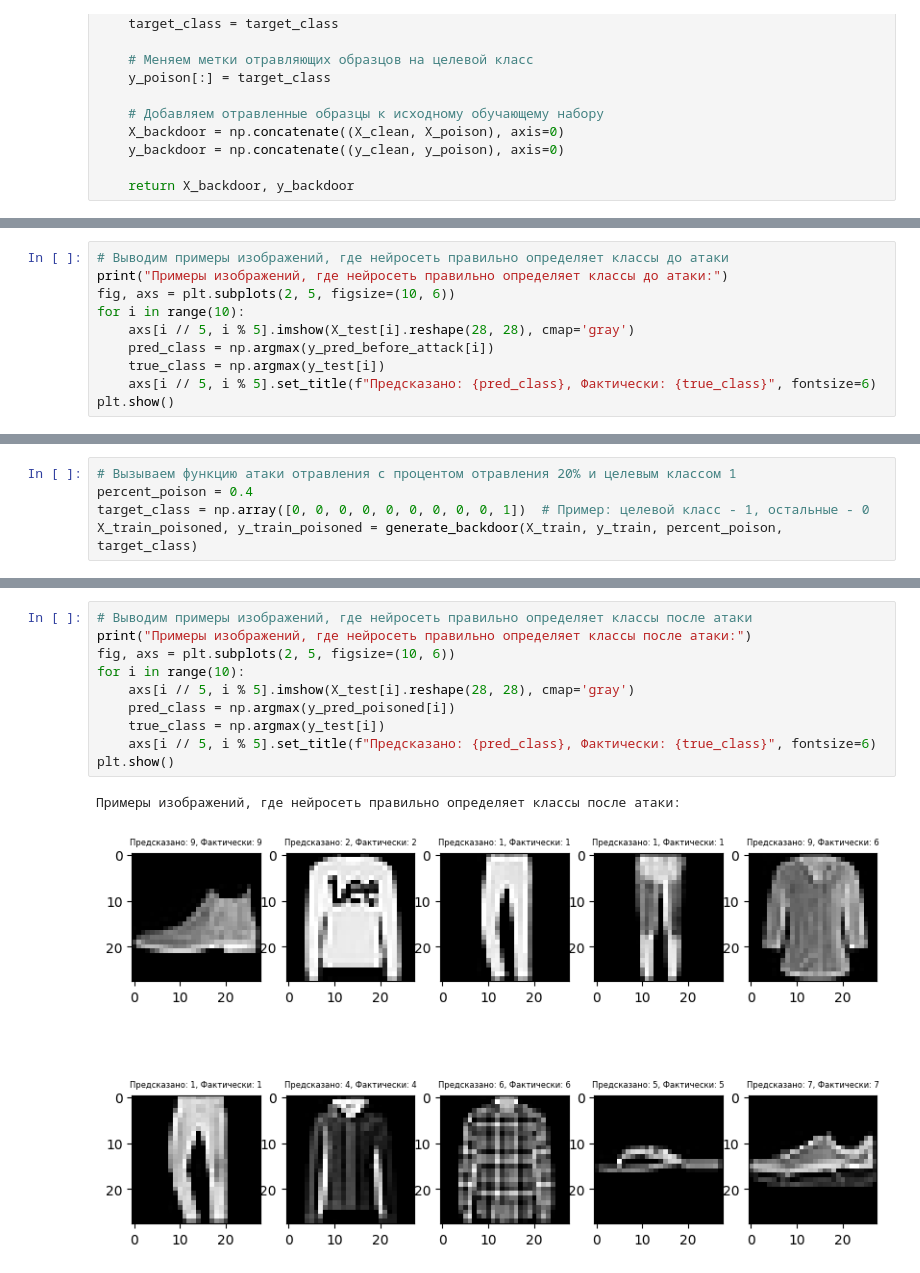
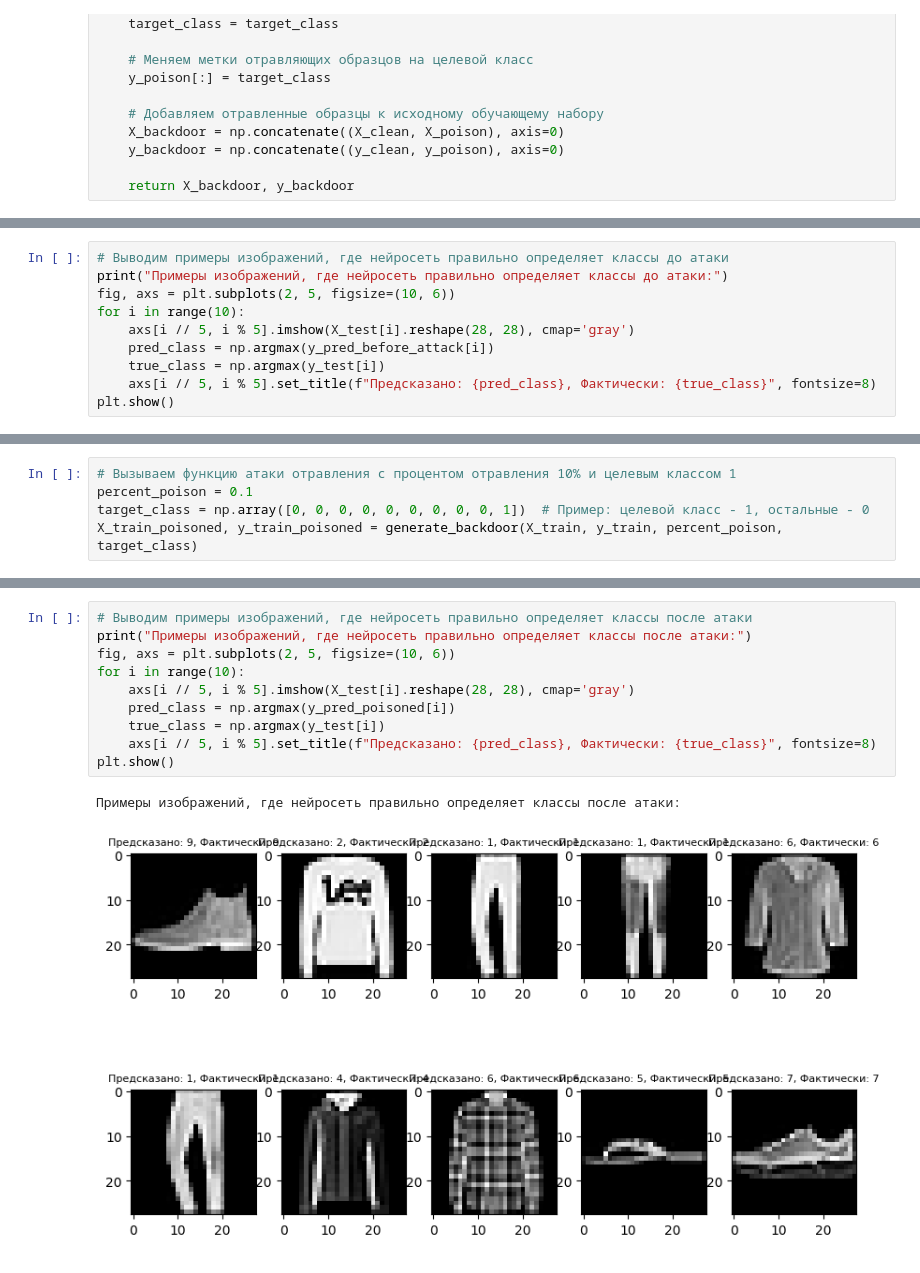
Before and after one commit to krissme28/-studying_ML, a Jupyter notebook: 2_задание.ipynb, the cells around one changed output, grey strips where cells are left out. Cells and saved outputs as stored; diff of their text form.

```diff
--- a/2_задание.ipynb
+++ b/2_задание.ipynb
@@ -93,7 +104,7 @@ for i in range(10):
     axs[i // 5, i % 5].imshow(X_test[i].reshape(28, 28), cmap='gray')
     pred_class = np.argmax(y_pred_before_attack[i])
     true_class = np.argmax(y_test[i])
-    axs[i // 5, i % 5].set_title(f"Предсказано: {pred_class}, Фактически: {true_class}", fontsize=6)
+    axs[i // 5, i % 5].set_title(f"Предсказано: {pred_class}, Фактически: {true_class}", fontsize=8)
 plt.show()
 # %% [output]
 Примеры изображений, где нейросеть правильно определяет классы до атаки:
@@ -101,6 +112,6 @@ plt.show()
 # %%
-# Вызываем функцию атаки отравления с процентом отравления 20% и целевым классом 1
-percent_poison = 0.4
+# Вызываем функцию атаки отравления с процентом отравления 10% и целевым классом 1
+percent_poison = 0.1
 target_class = np.array([0, 0, 0, 0, 0, 0, 0, 0, 0, 1])  # Пример: целевой класс - 1, остальные - 0
 X_train_poisoned, y_train_poisoned = generate_backdoor(X_train, y_train, percent_poison, target_class)
 # %%
@@ -145,16 +156,16 @@ print("Точность на тестовых данных с отравлени
 # %%
 # Выводим примеры изображений, где нейросеть правильно определяет классы после атаки
 print("Примеры изображений, где нейросеть правильно определяет классы после атаки:")
 fig, axs = plt.subplots(2, 5, figsize=(10, 6))
 for i in range(10):
     axs[i // 5, i % 5].imshow(X_test[i].reshape(28, 28), cmap='gray')
     pred_class = np.argmax(y_pred_poisoned[i])
     true_class = np.argmax(y_test[i])
-    axs[i // 5, i % 5].set_title(f"Предсказано: {pred_class}, Фактически: {true_class}", fontsize=6)
+    axs[i // 5, i % 5].set_title(f"Предсказано: {pred_class}, Фактически: {true_class}", fontsize=8)
 plt.show()
 # %% [output]
 Примеры изображений, где нейросеть правильно определяет классы после атаки:
-[figure, old version]
+[figure, new version]
 # %%
 # Отображаем график с изменением производительности модели на тестовых данных с отравлением
 plt.plot(range(1, 11), accuracy_history, marker='o')
```
Also changed, not shown: parts of 8 cells of this notebook.
